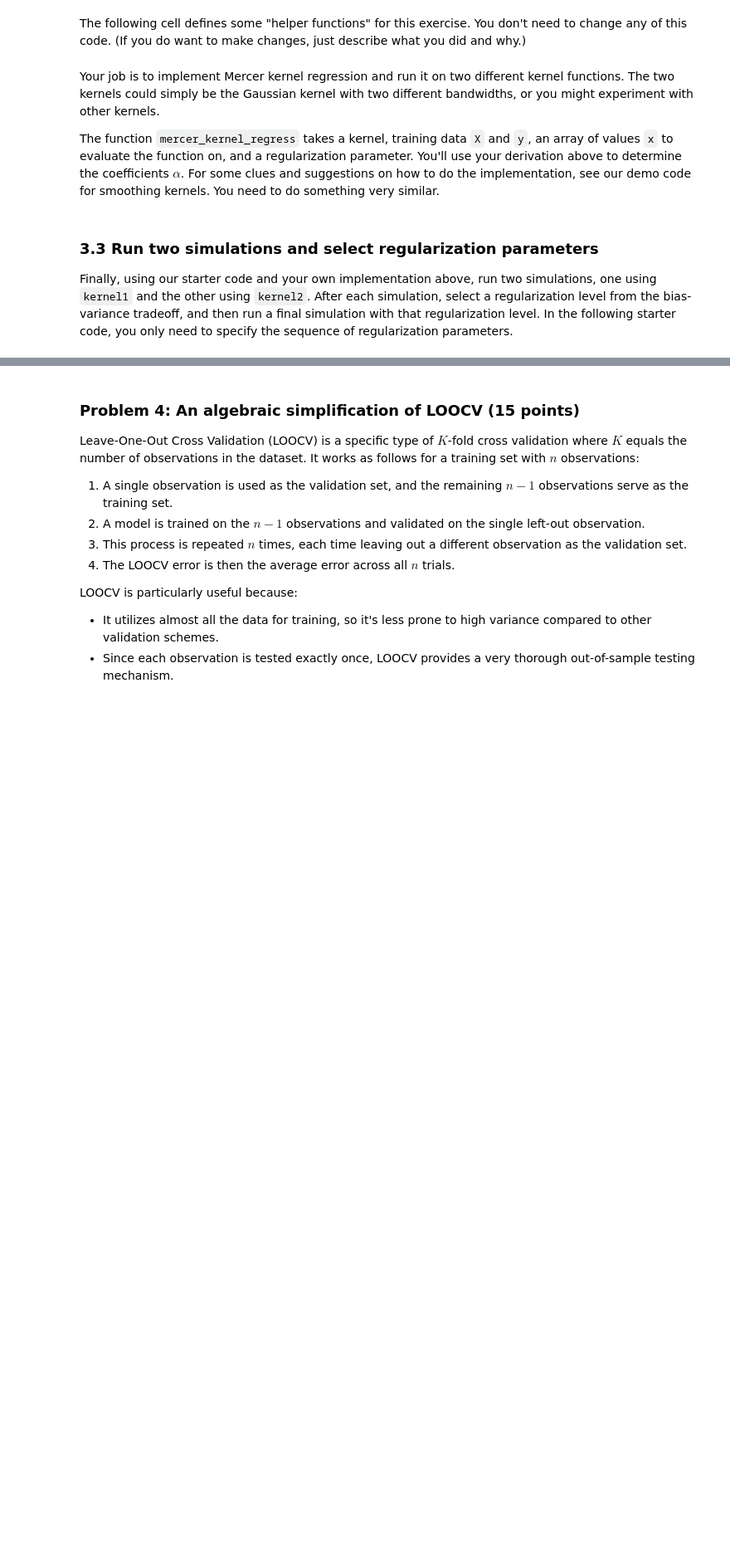
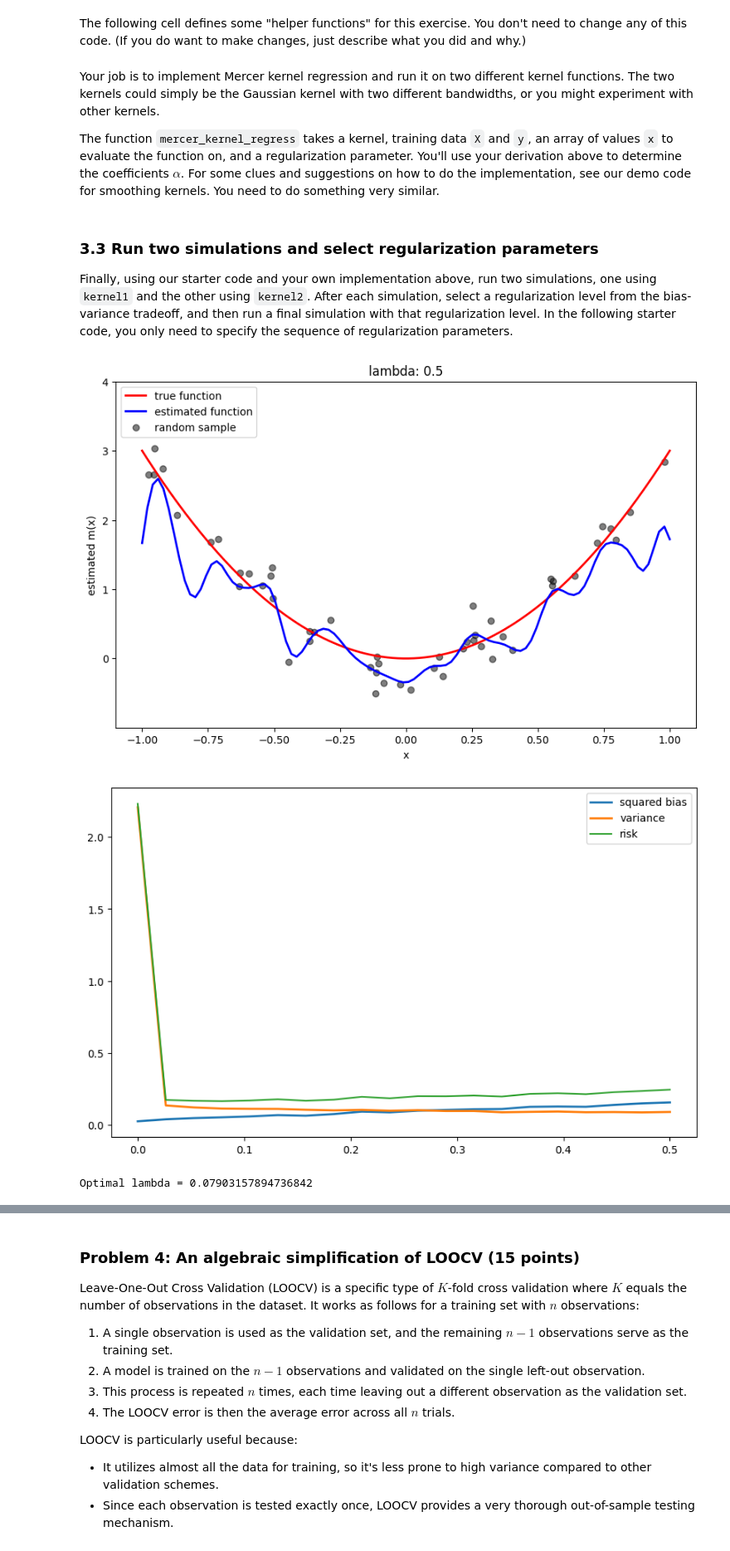
Before and after one commit to ks1722/sds665, a Jupyter notebook: assignments/assn1/assn1.ipynb, the cells around one changed output, grey strips where cells are left out. Shown: that part at 83% size. Cells and saved outputs as stored; diff of their text form; code cells hidden in the pictures; blank space fills up the shorter version.

```diff
--- a/assignments/assn1/assn1.ipynb
+++ b/assignments/assn1/assn1.ipynb
@@ -212,12 +212,18 @@ def run_simulation(kernel, lmbdas, show_bias_variance=True):
         sq_bias[i] = np.mean((np.mean(fhat[i], axis=0) - f)**2)
         variance[i] = np.mean(np.var(fhat[i], axis=0))
 
+
     plt.figure(figsize=(10,6))
     plt.plot(lmbdas, sq_bias, label='squared bias', linewidth=2)
     plt.plot(lmbdas, variance, label='variance', linewidth=2)
     plt.plot(lmbdas, sq_bias + variance, label='risk')
     plt.legend()
     plt.show()
+
+    # Add code to print the optimal lambda
+    risk = sq_bias + variance
+    lambda_hat = lmbdas[np.argmin(risk)]
+    print("Optimal lambda =", lambda_hat)
 # %% [markdown]
 Your job is to implement Mercer kernel regression and run it on two
 different kernel functions. The two kernels could simply be the Gaussian kernel
@@ -238,7 +244,7 @@ def mercer_kernel_regress(kernel, X, y, x, lmbda):
   Kmat = np.zeros(len(X)*len(X)).reshape(len(X), len(X))
   for j in np.arange(Kmat.shape[0]):
       Kmat[j, :] = kernel(X[j], X)
-  alpha = np.linalg.inv(Kmat + lmbda * np.eye(Kmat.shape[0])) @ y
+  alpha = np.linalg.solve(Kmat + lmbda*np.eye(len(X)), y)
 
   # get the prediction by the optimised alpha
   Kgrid = np.zeros(len(x)*len(X)).reshape(len(x), len(X))
@@ -249,12 +255,12 @@ def mercer_kernel_regress(kernel, X, y, x, lmbda):
 
 # define two Gaussian kernels with different bandwidths
 def kernel1(x,y):
-    h = .1
+    h = .05
     return np.exp(-(x-y)**2/(2*h**2))
 
 
 def kernel2(x,y):
-    h = .5
+    h = .3
     return np.exp(-(x-y)**2/(2*h**2))
 # %% [markdown]
 ###  3.3 Run two simulations and select regularization parameters
@@ -268 +271,8 @@ run_simulation(kernel1, lmbdas)
+# %%
+lmbdas = np.linspace(0.0001, 0.5, 20)
+run_simulation(kernel1, lmbdas)
+# %% [output]
+[figure, added]
+[figure, added]
+Optimal lambda = 0.07903157894736842
 # %%
```
Also changed, not shown: parts of 5 cells of this notebook.
